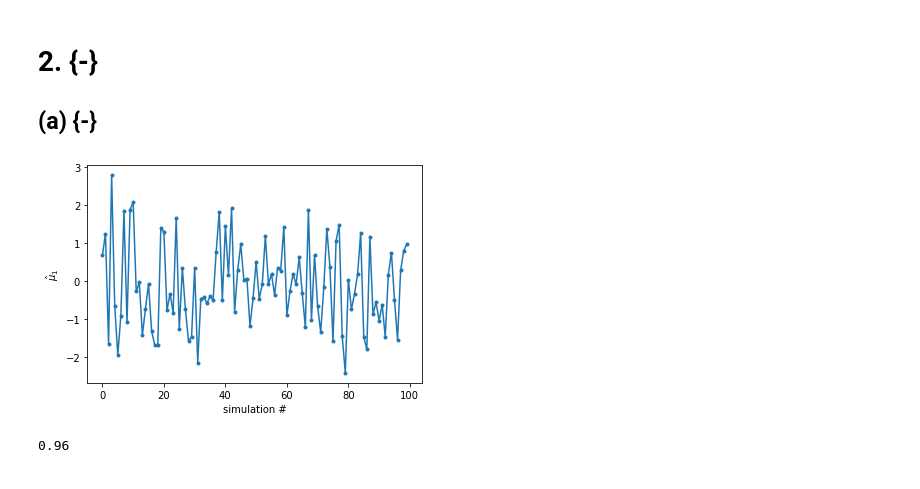
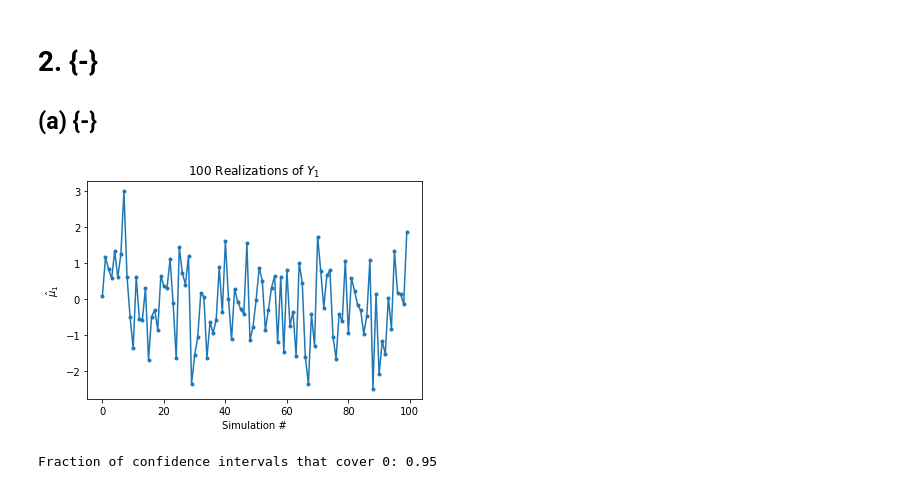
Before and after one commit to beginnerSC/mscf_hw, a Jupyter notebook: ML I/Homework #2.ipynb, the cells around one changed output. Cells and saved outputs as stored; diff of their text form; code cells hidden in the pictures.

```diff
--- a/ML I/Homework #2.ipynb
+++ b/ML I/Homework #2.ipynb
@@ -131,16 +131,16 @@ print(Z['x'].corr(Z['y']))
 # %%
 from pandas import Series
 
-y1sample = [stats.norm.rvs(size=100)[0] for i in range(100)]
-ss = Series(y1sample)
+sample = [stats.norm.rvs(size=100)[0] for i in range(100)]
+ss = Series(sample)
 ax = ss.plot(style='.-')
-ax.set(xlabel='simulation #', ylabel='$\hat\mu_1$')
+ax.set(xlabel='Simulation #', ylabel='$\hat\mu_1$', title='100 Realizations of $Y_1$')
 plt.show()
+
+
+z = stats.norm.ppf(1 - 0.025)    # 1.96
+
+print('Fraction of confidence intervals that cover 0:', ss[(ss-z < 0) & (ss+z > 0)].size / ss.size)
 # %% [output]
-[figure, old version]
+[figure, new version]
+Fraction of confidence intervals that cover 0: 0.95
-# %%
-z = stats.norm.ppf(1 - 0.025)    # 1.96
-
-ss[(ss-z < 0) & (ss+z > 0)].size / ss.size
-# %% [output]
-0.96
```
Also changed, not shown: parts of 2 cells of this notebook.
